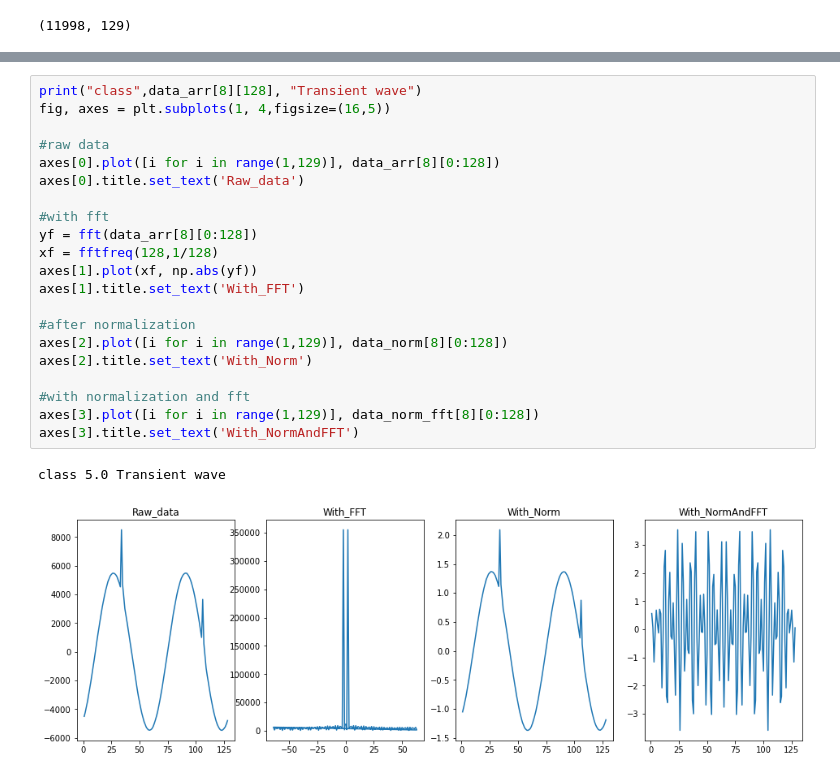
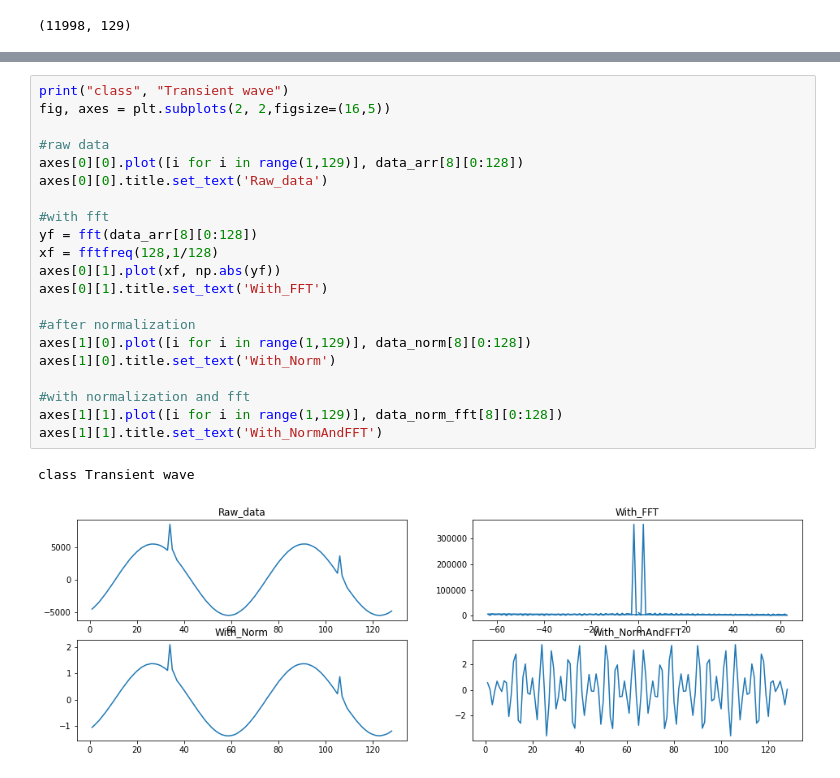
Before and after one commit to purush34/Amrita_Honeywell_Hackathon, a Jupyter notebook: EDA/EDA_ON_Dataset1_final.ipynb, the cells around one changed output, grey strips where cells are left out. Saved outputs shown, nothing was run; the diff lists cells and outputs as text.

```diff
--- a/EDA/EDA_ON_Dataset1_final.ipynb
+++ b/EDA/EDA_ON_Dataset1_final.ipynb
@@ -239,24 +239,24 @@ class 4.0 Voltage dip
 # %%
-print("class",data_arr[8][128], "Transient wave")
-fig, axes = plt.subplots(1, 4,figsize=(16,5))
+print("class", "Transient wave")
+fig, axes = plt.subplots(2, 2,figsize=(16,5))
 
 #raw data
-axes[0].plot([i for i in range(1,129)], data_arr[8][0:128])
-axes[0].title.set_text('Raw_data')
+axes[0][0].plot([i for i in range(1,129)], data_arr[8][0:128])
+axes[0][0].title.set_text('Raw_data')
 
 #with fft
 yf = fft(data_arr[8][0:128])
 xf = fftfreq(128,1/128)
-axes[1].plot(xf, np.abs(yf))
-axes[1].title.set_text('With_FFT')
+axes[0][1].plot(xf, np.abs(yf))
+axes[0][1].title.set_text('With_FFT')
 
 #after normalization
-axes[2].plot([i for i in range(1,129)], data_norm[8][0:128])
-axes[2].title.set_text('With_Norm')
+axes[1][0].plot([i for i in range(1,129)], data_norm[8][0:128])
+axes[1][0].title.set_text('With_Norm')
 
 #with normalization and fft
-axes[3].plot([i for i in range(1,129)], data_norm_fft[8][0:128])
-axes[3].title.set_text('With_NormAndFFT')
+axes[1][1].plot([i for i in range(1,129)], data_norm_fft[8][0:128])
+axes[1][1].title.set_text('With_NormAndFFT')
 # %% [output]
-class 5.0 Transient wave
+class Transient wave
-[figure, old version]
+[figure, new version]
```
Also changed, not shown: parts of 4 cells of this notebook, 1 other file.
